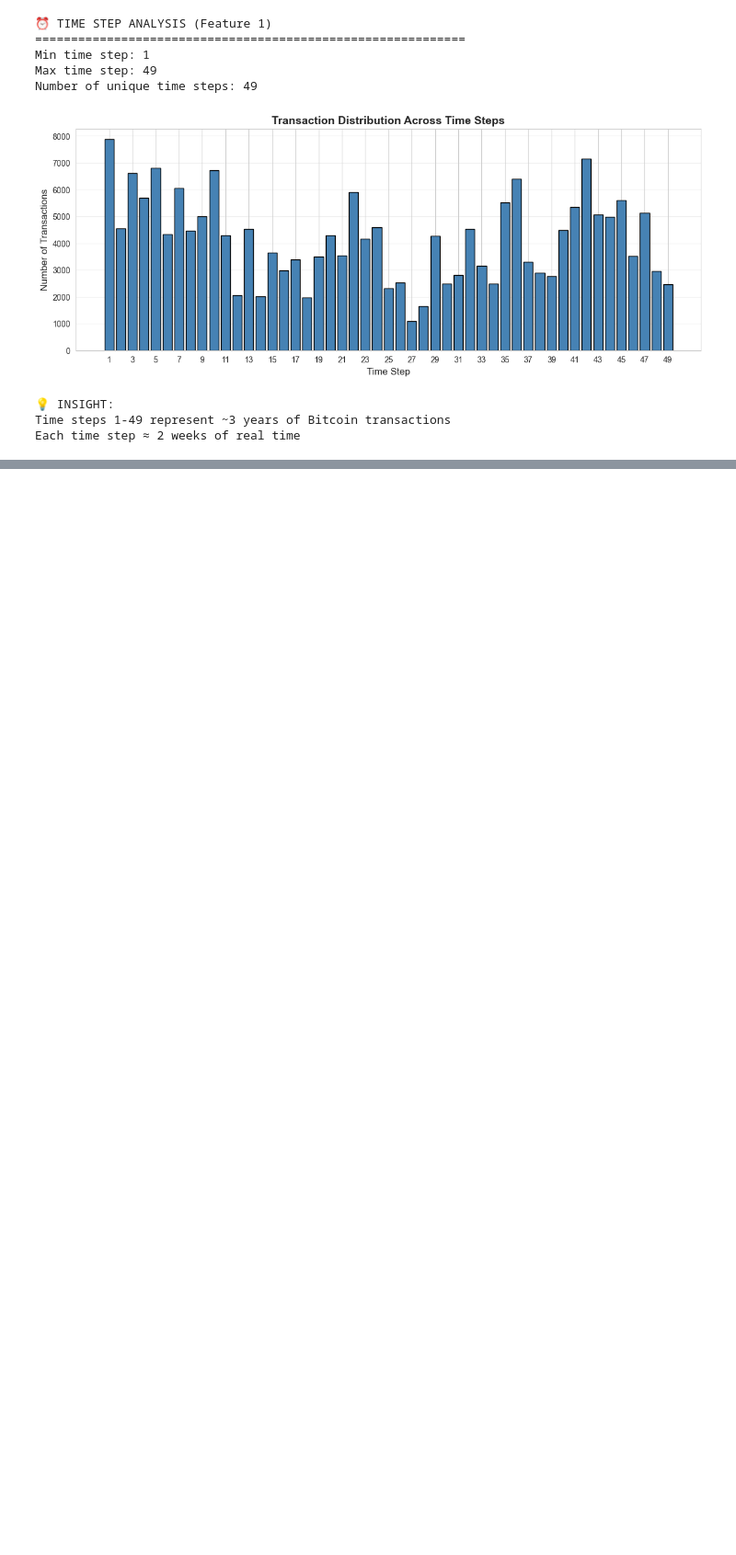
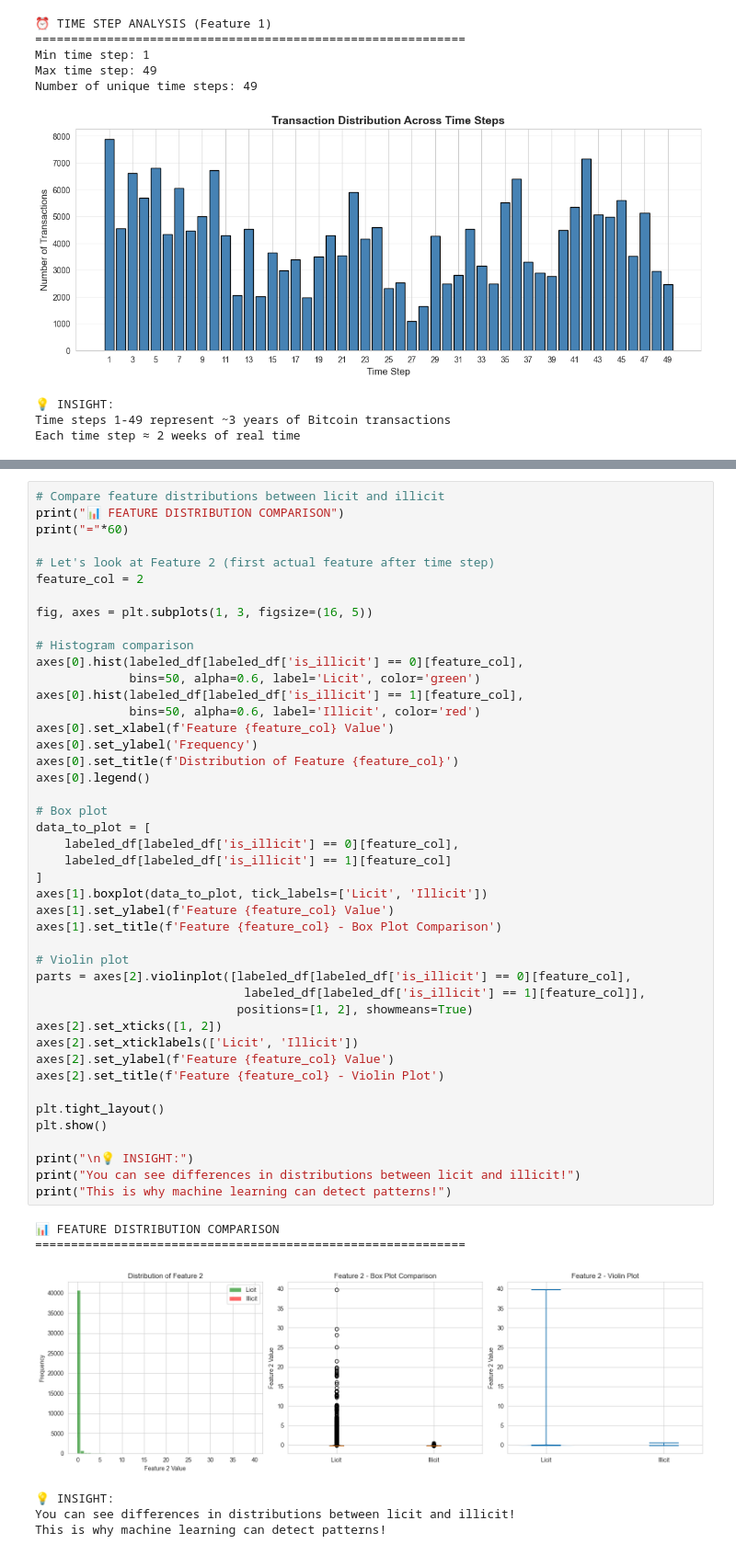
Before and after one commit to IIIAMAH3/AML-Blockchain-Monitoring-System, a Jupyter notebook: notebooks/01_explore_elliptic_dataset.ipynb, the cells around one changed output, grey strips where cells are left out. Shown at 92% size. Cells and saved outputs as stored; diff of their text form; blank space fills up the shorter version.

```diff
--- a/notebooks/01_explore_elliptic_dataset.ipynb
+++ b/notebooks/01_explore_elliptic_dataset.ipynb
@@ -218,0 +241,51 @@ Total labeled transactions: 46,564
+# %%
+# Compare feature distributions between licit and illicit
+print("📊 FEATURE DISTRIBUTION COMPARISON")
+print("="*60)
+
+# Let's look at Feature 2 (first actual feature after time step)
+feature_col = 2
+
+fig, axes = plt.subplots(1, 3, figsize=(16, 5))
+
+# Histogram comparison
+axes[0].hist(labeled_df[labeled_df['is_illicit'] == 0][feature_col],
+             bins=50, alpha=0.6, label='Licit', color='green')
+axes[0].hist(labeled_df[labeled_df['is_illicit'] == 1][feature_col],
+             bins=50, alpha=0.6, label='Illicit', color='red')
+axes[0].set_xlabel(f'Feature {feature_col} Value')
+axes[0].set_ylabel('Frequency')
+axes[0].set_title(f'Distribution of Feature {feature_col}')
+axes[0].legend()
+
+# Box plot
+data_to_plot = [
+    labeled_df[labeled_df['is_illicit'] == 0][feature_col],
+    labeled_df[labeled_df['is_illicit'] == 1][feature_col]
+]
+axes[1].boxplot(data_to_plot, tick_labels=['Licit', 'Illicit'])
+axes[1].set_ylabel(f'Feature {feature_col} Value')
+axes[1].set_title(f'Feature {feature_col} - Box Plot Comparison')
+
+# Violin plot
+parts = axes[2].violinplot([labeled_df[labeled_df['is_illicit'] == 0][feature_col],
+                             labeled_df[labeled_df['is_illicit'] == 1][feature_col]],
+                            positions=[1, 2], showmeans=True)
+axes[2].set_xticks([1, 2])
+axes[2].set_xticklabels(['Licit', 'Illicit'])
+axes[2].set_ylabel(f'Feature {feature_col} Value')
+axes[2].set_title(f'Feature {feature_col} - Violin Plot')
+
+plt.tight_layout()
+plt.show()
+
+print("\n💡 INSIGHT:")
+print("You can see differences in distributions between licit and illicit!")
+print("This is why machine learning can detect patterns!")
+# %% [output]
+📊 FEATURE DISTRIBUTION COMPARISON
+============================================================
+[figure, added]
+💡 INSIGHT:
+You can see differences in distributions between licit and illicit!
+This is why machine learning can detect patterns!
```
Also changed, not shown: parts of 2 cells of this notebook.
